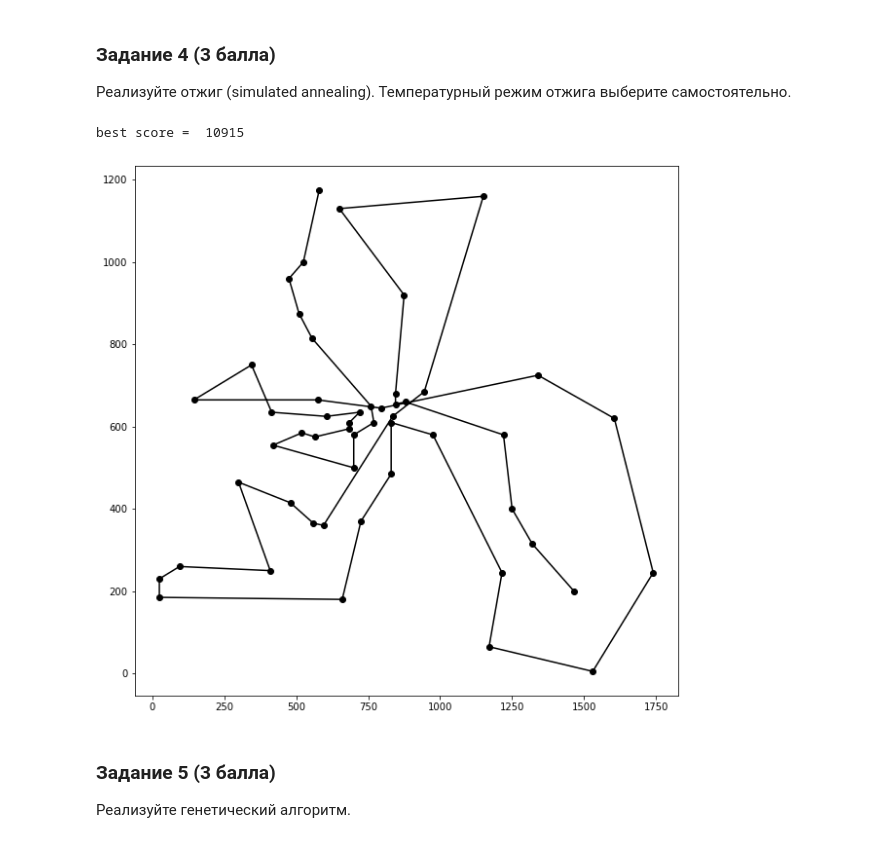
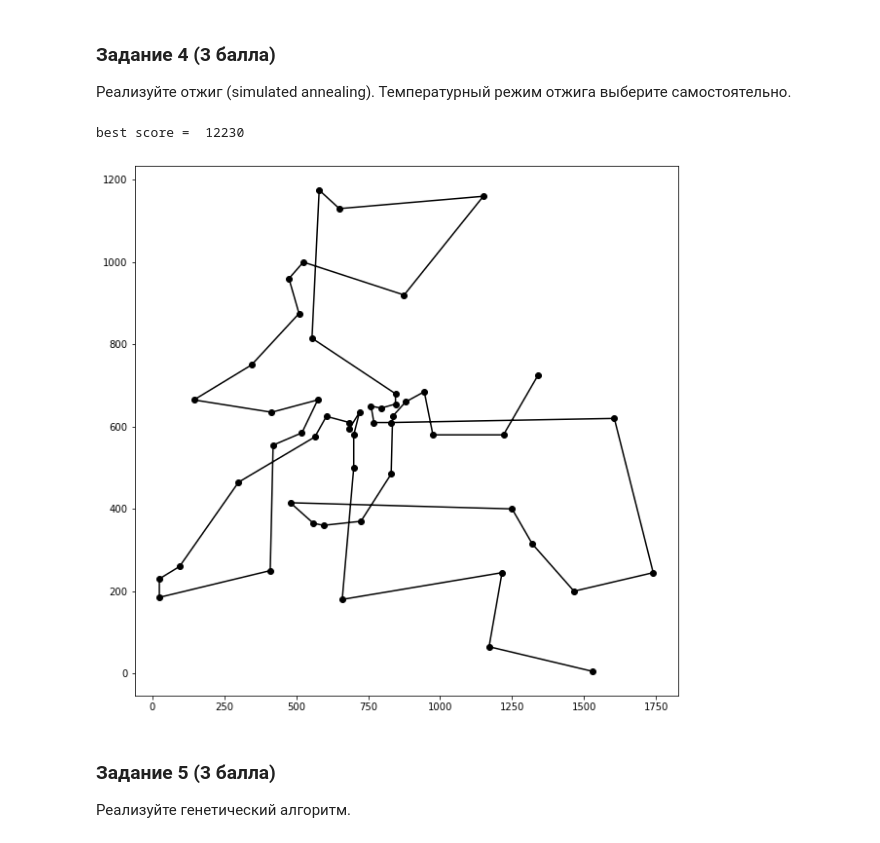
Before and after one commit to Alexoflife/ML_bioinf, a Jupyter notebook: HW9/ML_HW9.ipynb, the cells around one changed output. Saved outputs shown, nothing was run; the diff lists cells and outputs as text; code cells hidden in the pictures.

```diff
--- a/HW9/ML_HW9.ipynb
+++ b/HW9/ML_HW9.ipynb
@@ -119,26 +119,26 @@ best score =  13005
 
 Реализуйте отжиг (simulated annealing). Температурный режим отжига выберите самостоятельно.
 # %%
-T = 500
-it = 5000
+T = 1000
+it = 1000
 route = np.random.permutation(n)
 s = score(route)
-best_route, best_s = copy(route), s
+best_route, best_score = copy(route), s
 for i in tqdm(range(1, it)):
     tmp_route = slight_change(route)
     tmp_s = score(tmp_route)
     T *= (1/i)
     if tmp_s < s or random.uniform(0, 1) < np.exp(-(tmp_s-s)/T):
         route, s = copy(tmp_route), tmp_s
-        if best_s > s:
-            best_route, best_s = copy(route), s
+        if best_score > s:
+            best_route, best_score = copy(route), s
 print('best score = ', best_score)
 plt.figure(figsize=(10, 10))
 plt.plot(data[best_route][:,0], data[best_route][:,1], 'ko-')
 plt.show()
 # %% [output]
-best score =  10915
+best score =  12230
-[figure, old version]
+[figure, new version]
 # %% [markdown]
 ### Задание 5 (3 балла)
 
```
